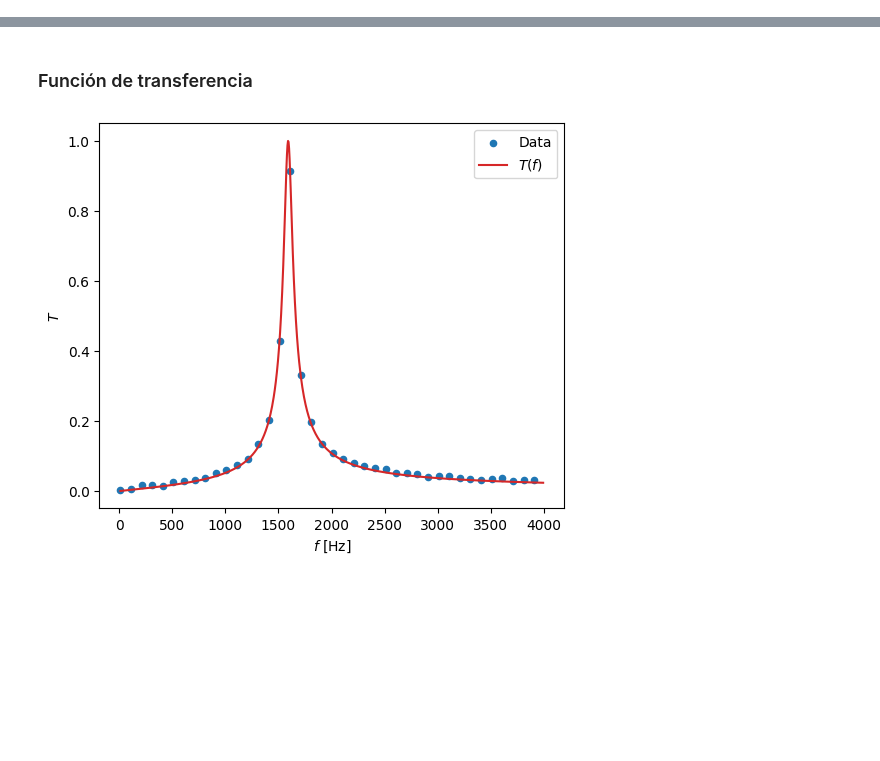
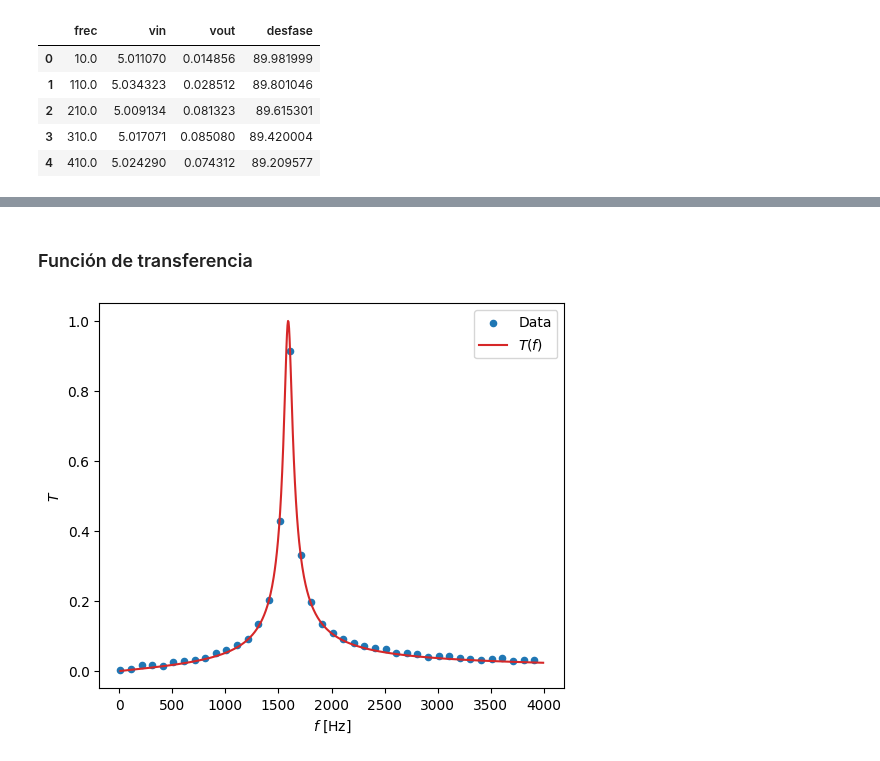
Before and after one commit to chacoma/LABO3_DF_UBA, a Jupyter notebook: Programas/Filtros/analisis_filtro_pasa_banda.ipynb, the cells around one changed output, grey strips where cells are left out. Drawn from its saved outputs; the diff is of its cells as text; code cells hidden in the pictures; blank space fills up the shorter version.

```diff
--- a/Programas/Filtros/analisis_filtro_pasa_banda.ipynb
+++ b/Programas/Filtros/analisis_filtro_pasa_banda.ipynb
@@ -5,11 +5,20 @@ import matplotlib.pyplot as plt
 # %%
 arx= 'datos/fpasabanda_R50.csv'
 
 df_R50 = pd.read_csv(arx)
 
 arx= 'datos/fpasabanda_R100.csv'
 
 df_R100 = pd.read_csv(arx)
+
+df_R50.head()
+# %% [output]
+|  | frec | vin | vout | desfase |
+| 0 | 10.0 | 5.011070 | 0.014856 | 89.981999 |
+| 1 | 110.0 | 5.034323 | 0.028512 | 89.801046 |
+| 2 | 210.0 | 5.009134 | 0.081323 | 89.615301 |
+| 3 | 310.0 | 5.017071 | 0.085080 | 89.420004 |
+| 4 | 410.0 | 5.024290 | 0.074312 | 89.209577 |
 # %%
 fig,ax = plt.subplots(figsize=(4,3))
 
```
Also changed, not shown: parts of 1 cell of this notebook.
